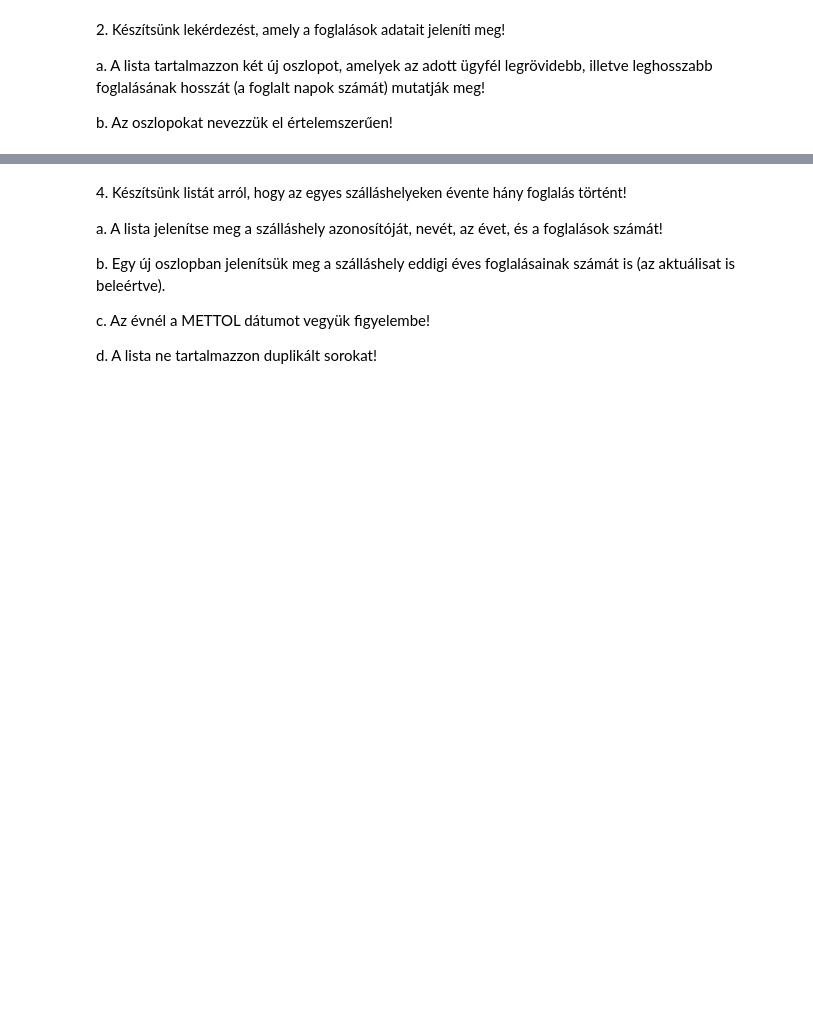
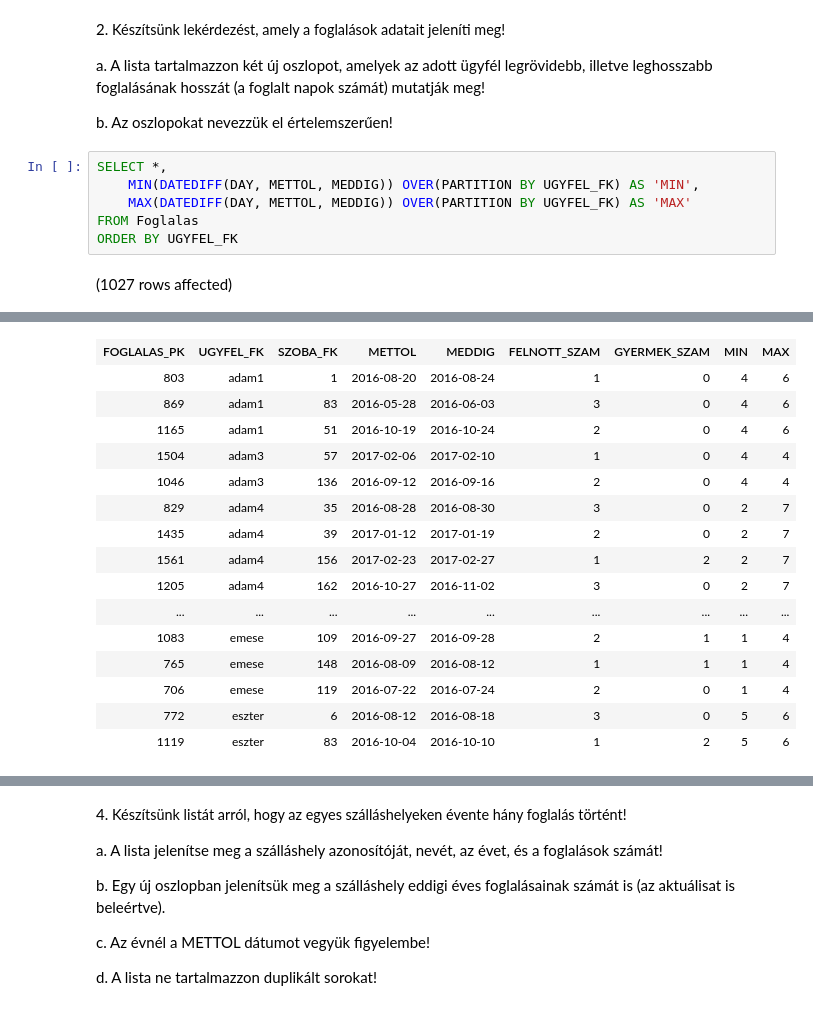
Before and after one commit to viragkis/adatbazis_sql, a Jupyter notebook: gyakorlat06_feladatok.ipynb, the cells around one changed output, grey strips where cells are left out. Cells and saved outputs as stored; diff of their text form; blank space fills up the shorter version.

````diff
--- a/gyakorlat06_feladatok.ipynb
+++ b/gyakorlat06_feladatok.ipynb
@@ -34,3 +34,11 @@ Total execution time: 00:00:00.361
 a. A lista tartalmazzon két új oszlopot, amelyek az adott ügyfél legrövidebb, illetve leghosszabb foglalásának hosszát (a foglalt napok számát) mutatják meg!
 
 b. Az oszlopokat nevezzük el értelemszerűen!
+# %%
+SELECT *,
+    MIN(DATEDIFF(DAY, METTOL, MEDDIG)) OVER(PARTITION BY UGYFEL_FK) AS 'MIN',
+    MAX(DATEDIFF(DAY, METTOL, MEDDIG)) OVER(PARTITION BY UGYFEL_FK) AS 'MAX'
+FROM Foglalas
+ORDER BY UGYFEL_FK
+# %% [output]
+(1027 rows affected)
@@ -37,3 +46,19 @@ b. Az oszlopokat nevezzük el értelemszerűen!
+| FOGLALAS_PK | UGYFEL_FK | SZOBA_FK | METTOL | MEDDIG | FELNOTT_SZAM | GYERMEK_SZAM | MIN | MAX |
+| 803 | adam1 | 1 | 2016-08-20 | 2016-08-24 | 1 | 0 | 4 | 6 |
+| 869 | adam1 | 83 | 2016-05-28 | 2016-06-03 | 3 | 0 | 4 | 6 |
+| 1165 | adam1 | 51 | 2016-10-19 | 2016-10-24 | 2 | 0 | 4 | 6 |
+| 1504 | adam3 | 57 | 2017-02-06 | 2017-02-10 | 1 | 0 | 4 | 4 |
+| 1046 | adam3 | 136 | 2016-09-12 | 2016-09-16 | 2 | 0 | 4 | 4 |
+| 829 | adam4 | 35 | 2016-08-28 | 2016-08-30 | 3 | 0 | 2 | 7 |
+| 1435 | adam4 | 39 | 2017-01-12 | 2017-01-19 | 2 | 0 | 2 | 7 |
+| 1561 | adam4 | 156 | 2017-02-23 | 2017-02-27 | 1 | 2 | 2 | 7 |
+| 1205 | adam4 | 162 | 2016-10-27 | 2016-11-02 | 3 | 0 | 2 | 7 |
+| ... | ... | ... | ... | ... | ... | ... | ... | ... |
+| 1083 | emese | 109 | 2016-09-27 | 2016-09-28 | 2 | 1 | 1 | 4 |
+| 765 | emese | 148 | 2016-08-09 | 2016-08-12 | 1 | 1 | 1 | 4 |
+| 706 | emese | 119 | 2016-07-22 | 2016-07-24 | 2 | 0 | 1 | 4 |
+| 772 | eszter | 6 | 2016-08-12 | 2016-08-18 | 3 | 0 | 5 | 6 |
+| 1119 | eszter | 83 | 2016-10-04 | 2016-10-10 | 1 | 2 | 5 | 6 |
 # %% [markdown]
 ```
 3. Készítsük listát, amely megjeleníti az ügyfelek azonosítóját, nevét és a foglalásainak kezdő- és befejező dátumát, valamint azt, hogy a foglalás összesen hány főre történt!
````
Also changed, not shown: parts of 1 cell of this notebook.
